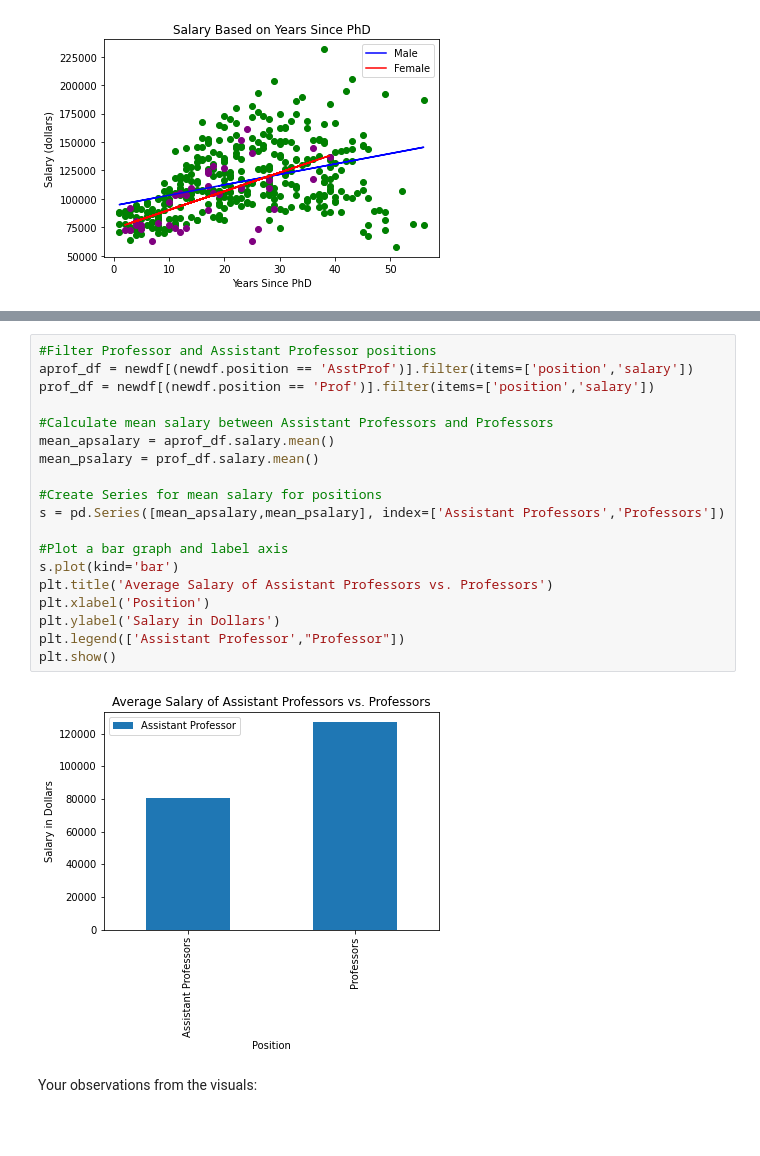
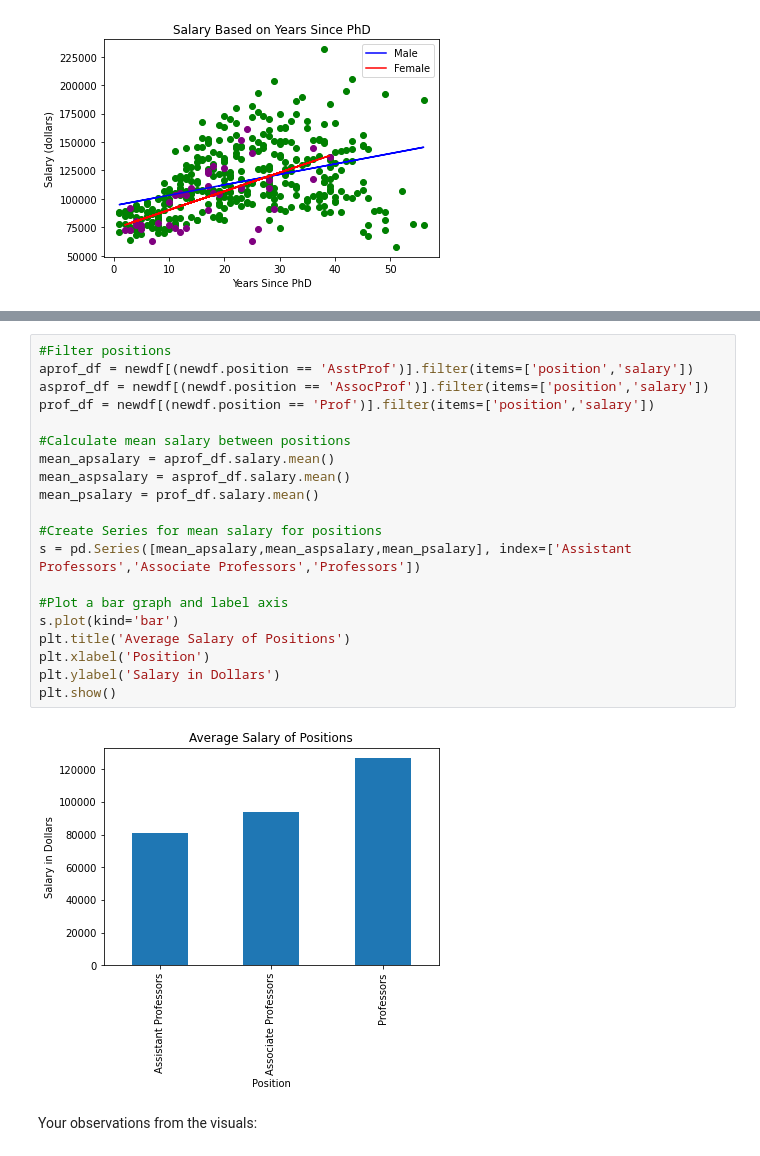
Before and after one commit to emilychiu7/da-micro-winter-22, a Jupyter notebook: python/Unit3_Python_Advanced_Pandas_DataWrangling_Assignment.ipynb, the cells around one changed output, grey strips where cells are left out. Drawn from its saved outputs; the diff is of its cells as text; blank space fills up the shorter version.

```diff
--- a/python/Unit3_Python_Advanced_Pandas_DataWrangling_Assignment.ipynb
+++ b/python/Unit3_Python_Advanced_Pandas_DataWrangling_Assignment.ipynb
@@ -320,25 +321,26 @@ plt.show()
 [figure]
 # %%
-#Filter Professor and Assistant Professor positions
+#Filter positions
 aprof_df = newdf[(newdf.position == 'AsstProf')].filter(items=['position','salary'])
+asprof_df = newdf[(newdf.position == 'AssocProf')].filter(items=['position','salary'])
 prof_df = newdf[(newdf.position == 'Prof')].filter(items=['position','salary'])
 
-#Calculate mean salary between Assistant Professors and Professors
+#Calculate mean salary between positions
 mean_apsalary = aprof_df.salary.mean()
+mean_aspsalary = asprof_df.salary.mean()
 mean_psalary = prof_df.salary.mean()
 
 #Create Series for mean salary for positions
-s = pd.Series([mean_apsalary,mean_psalary], index=['Assistant Professors','Professors'])
+s = pd.Series([mean_apsalary,mean_aspsalary,mean_psalary], index=['Assistant Professors','Associate Professors','Professors'])
 
 #Plot a bar graph and label axis
 s.plot(kind='bar')
-plt.title('Average Salary of Assistant Professors vs. Professors')
+plt.title('Average Salary of Positions')
 plt.xlabel('Position')
 plt.ylabel('Salary in Dollars')
-plt.legend(['Assistant Professor',"Professor"])
 plt.show()
 # %% [output]
-[figure, old version]
+[figure, new version]
 # %% [markdown]
 Your observations from the visuals:
 # %% [markdown]
```
Also changed, not shown: parts of 2 cells of this notebook.
